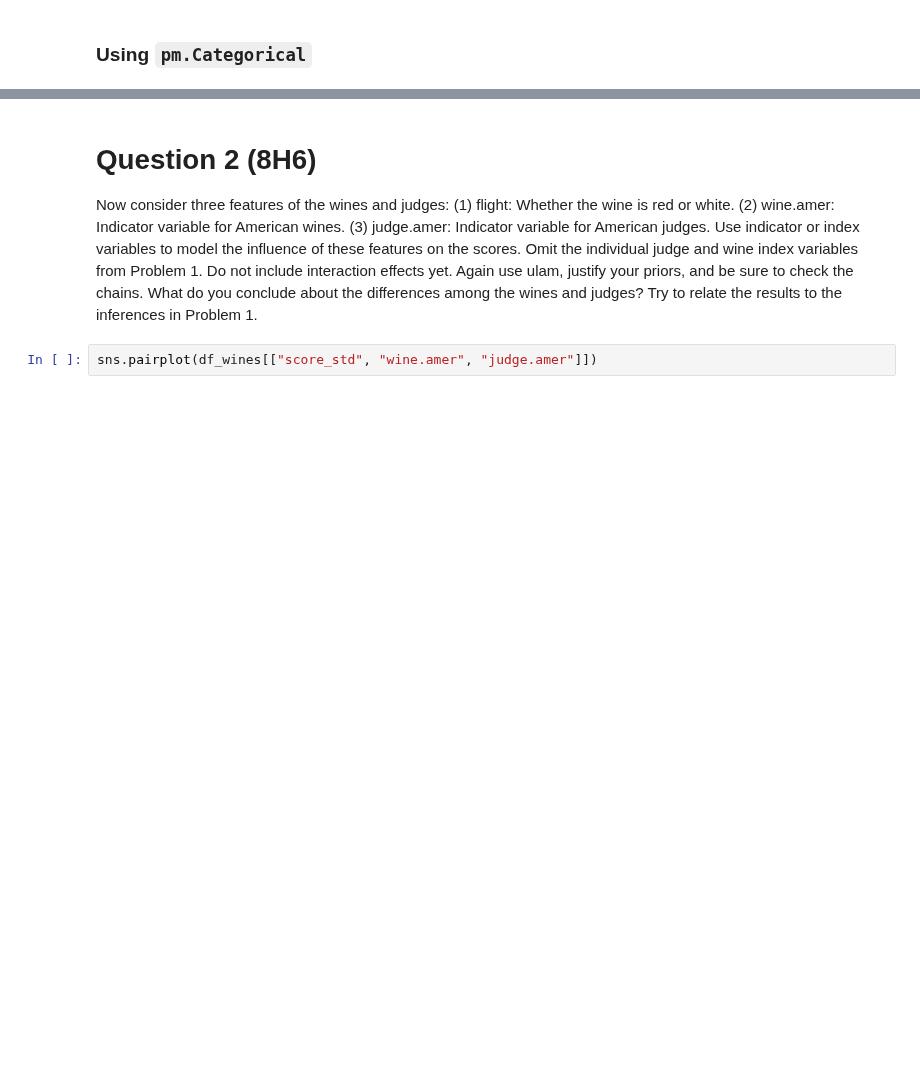
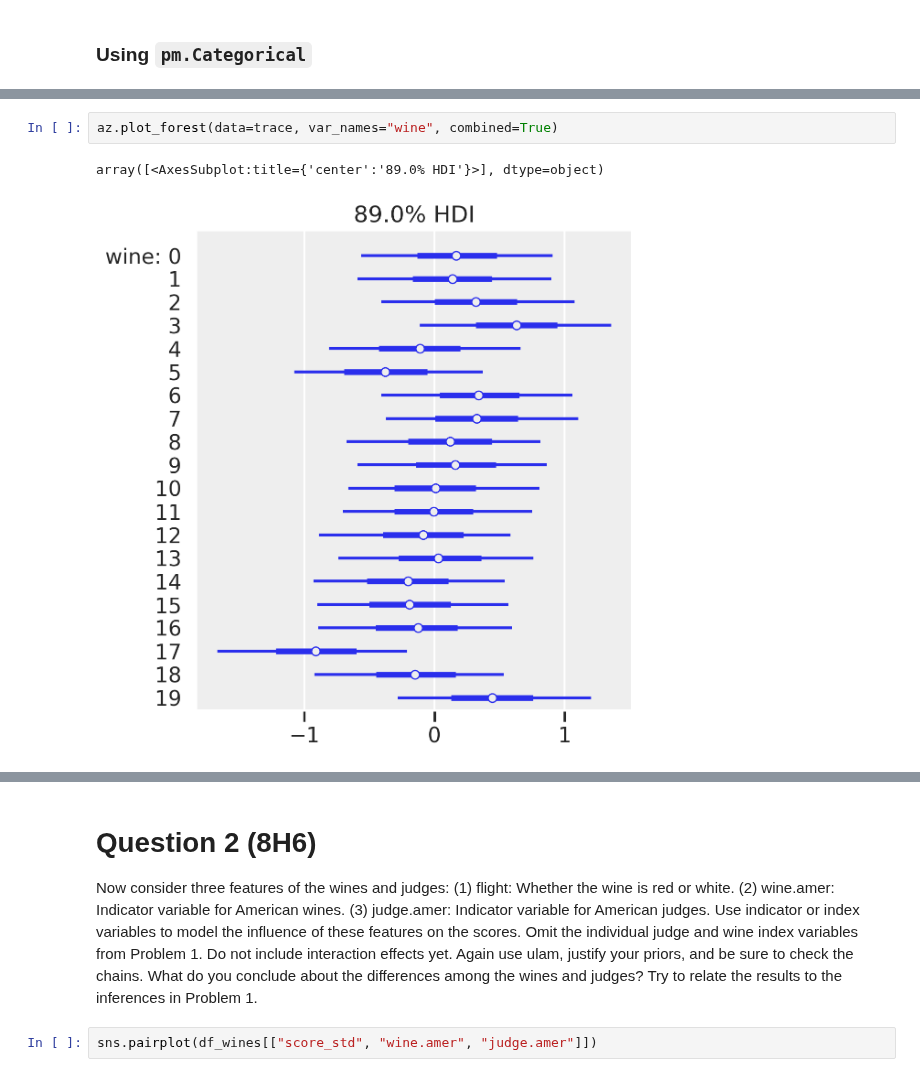
Before and after one commit to benslack19/stats_rethinking, a Jupyter notebook: stats_rethinking_ch08_hw05.ipynb, the cells around one changed output, grey strips where cells are left out. Drawn from its saved outputs; the diff is of its cells as text; blank space fills up the shorter version.

```diff
--- a/stats_rethinking_ch08_hw05.ipynb
+++ b/stats_rethinking_ch08_hw05.ipynb
@@ -242,0 +276,5 @@ with pm.Model() as m1:
+# %%
+az.plot_forest(data=trace, var_names="wine", combined=True)
+# %% [output]
+array([<AxesSubplot:title={'center':'89.0% HDI'}>], dtype=object)
+[figure, added]
```
Also changed, not shown: parts of 18 cells of this notebook, 1 other file.
